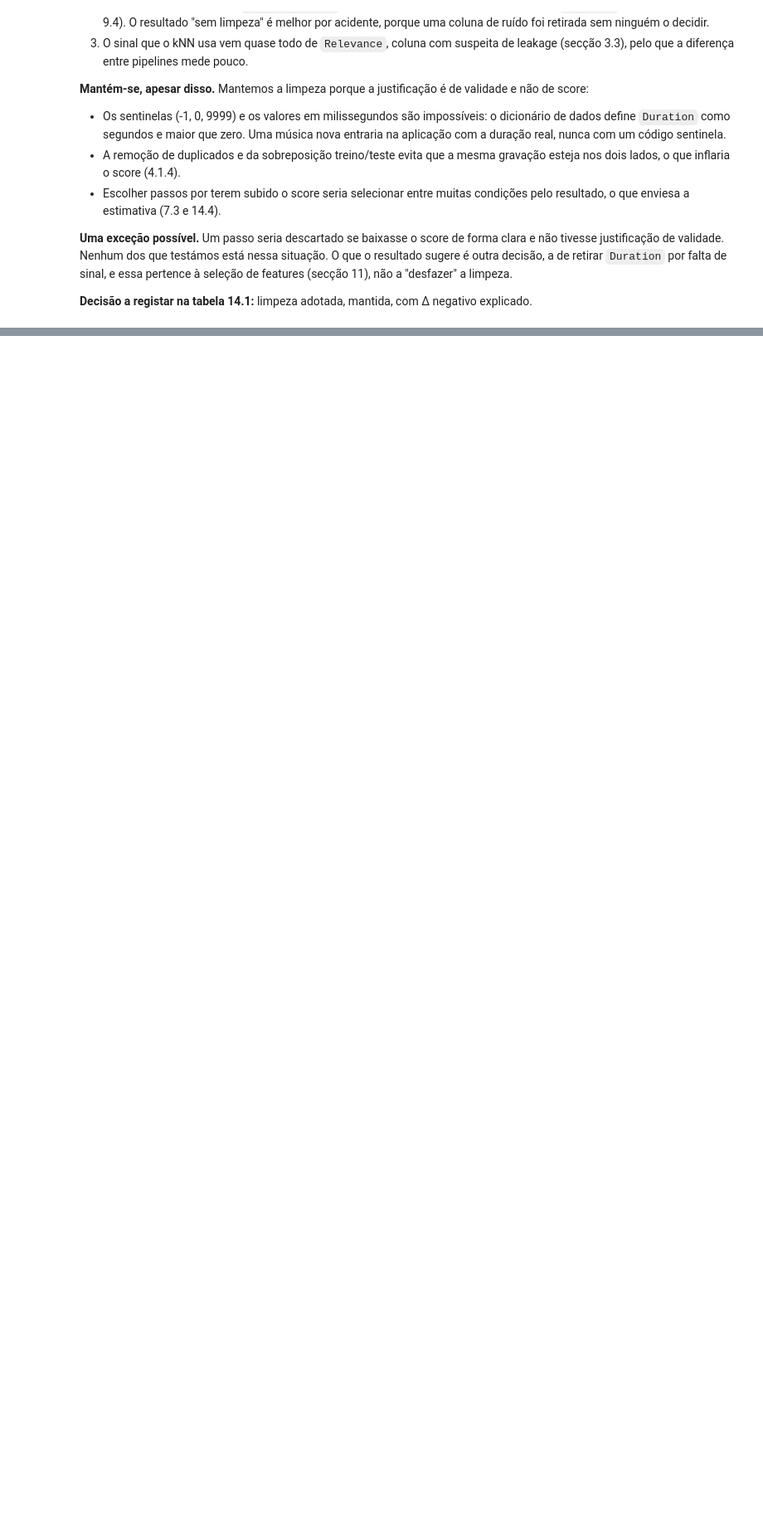
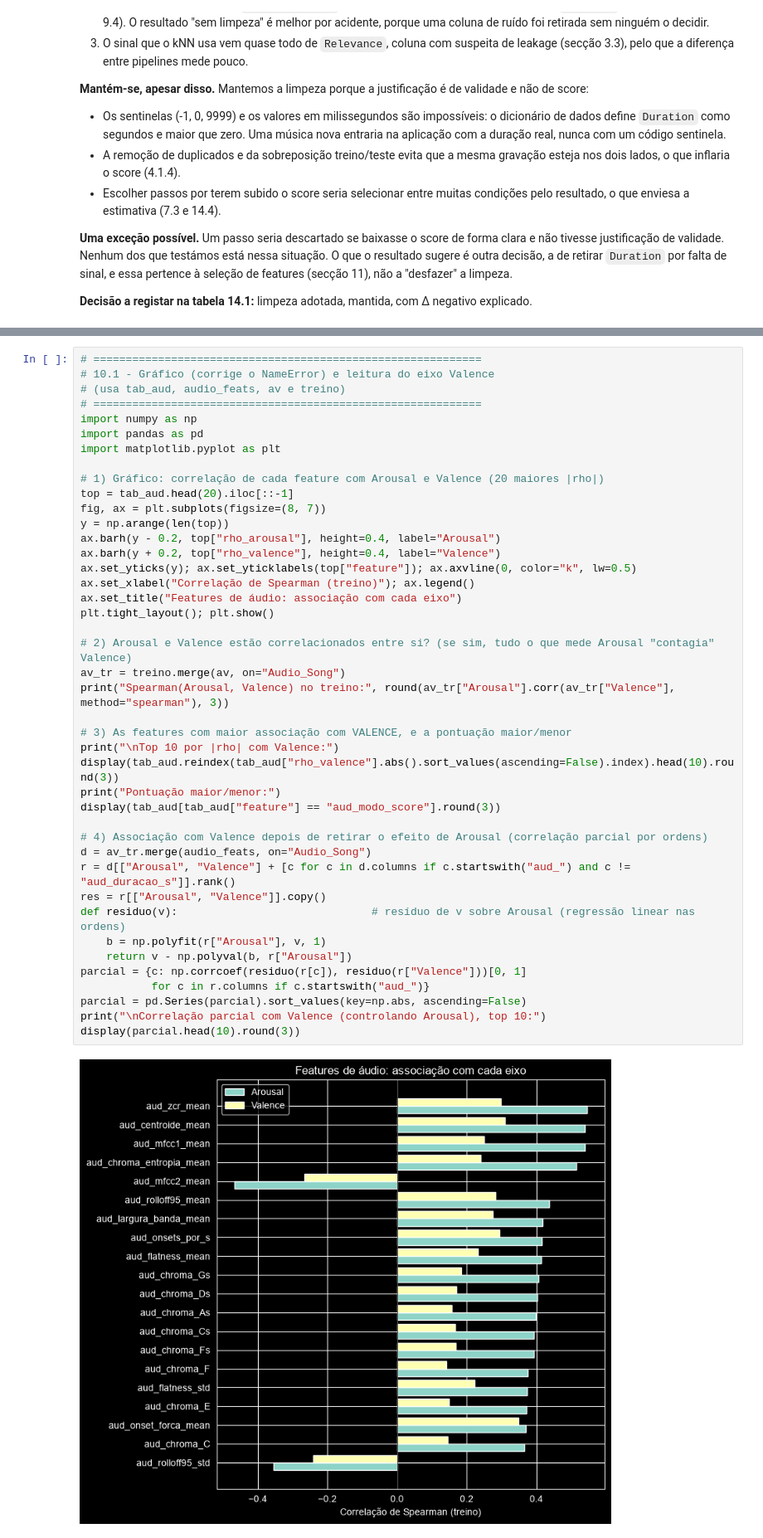
Before and after one commit to AliciaSchiochetSouza/TrabECACPL7, a Jupyter notebook: dataset/build/MERGE_ECAC/Trabalho_ECAC.ipynb, the cells around one changed output, grey strips where cells are left out. Shown at 83% size. Saved outputs shown, nothing was run; the diff lists cells and outputs as text; blank space fills up the shorter version.

```diff
--- a/dataset/build/MERGE_ECAC/Trabalho_ECAC.ipynb
+++ b/dataset/build/MERGE_ECAC/Trabalho_ECAC.ipynb
@@ -6479,0 +6732,44 @@ Duas famílias merecem leitura à parte. Os duplicados e a sobreposição treino
+# %%
+# ============================================================
+# 10.1 - Gráfico (corrige o NameError) e leitura do eixo Valence
+# (usa tab_aud, audio_feats, av e treino)
+# ============================================================
+import numpy as np
+import pandas as pd
+import matplotlib.pyplot as plt
+
+# 1) Gráfico: correlação de cada feature com Arousal e Valence (20 maiores |rho|)
+top = tab_aud.head(20).iloc[::-1]
+fig, ax = plt.subplots(figsize=(8, 7))
+y = np.arange(len(top))
+ax.barh(y - 0.2, top["rho_arousal"], height=0.4, label="Arousal")
+ax.barh(y + 0.2, top["rho_valence"], height=0.4, label="Valence")
+ax.set_yticks(y); ax.set_yticklabels(top["feature"]); ax.axvline(0, color="k", lw=0.5)
+ax.set_xlabel("Correlação de Spearman (treino)"); ax.legend()
+ax.set_title("Features de áudio: associação com cada eixo")
+plt.tight_layout(); plt.show()
+
+# 2) Arousal e Valence estão correlacionados entre si? (se sim, tudo o que mede Arousal "contagia" Valence)
+av_tr = treino.merge(av, on="Audio_Song")
+print("Spearman(Arousal, Valence) no treino:", round(av_tr["Arousal"].corr(av_tr["Valence"], method="spearman"), 3))
+
+# 3) As features com maior associação com VALENCE, e a pontuação maior/menor
+print("\nTop 10 por |rho| com Valence:")
+display(tab_aud.reindex(tab_aud["rho_valence"].abs().sort_values(ascending=False).index).head(10).round(3))
+print("Pontuação maior/menor:")
+display(tab_aud[tab_aud["feature"] == "aud_modo_score"].round(3))
+
+# 4) Associação com Valence depois de retirar o efeito de Arousal (correlação parcial por ordens)
+d = av_tr.merge(audio_feats, on="Audio_Song")
+r = d[["Arousal", "Valence"] + [c for c in d.columns if c.startswith("aud_") and c != "aud_duracao_s"]].rank()
+res = r[["Arousal", "Valence"]].copy()
+def residuo(v):                              # resíduo de v sobre Arousal (regressão linear nas ordens)
+    b = np.polyfit(r["Arousal"], v, 1)
+    return v - np.polyval(b, r["Arousal"])
+parcial = {c: np.corrcoef(residuo(r[c]), residuo(r["Valence"]))[0, 1]
+           for c in r.columns if c.startswith("aud_")}
+parcial = pd.Series(parcial).sort_values(key=np.abs, ascending=False)
+print("\nCorrelação parcial com Valence (controlando Arousal), top 10:")
+display(parcial.head(10).round(3))
+# %% [output]
+[figure, added]
```
Also changed, not shown: parts of 33 cells of this notebook, 3 other files.
